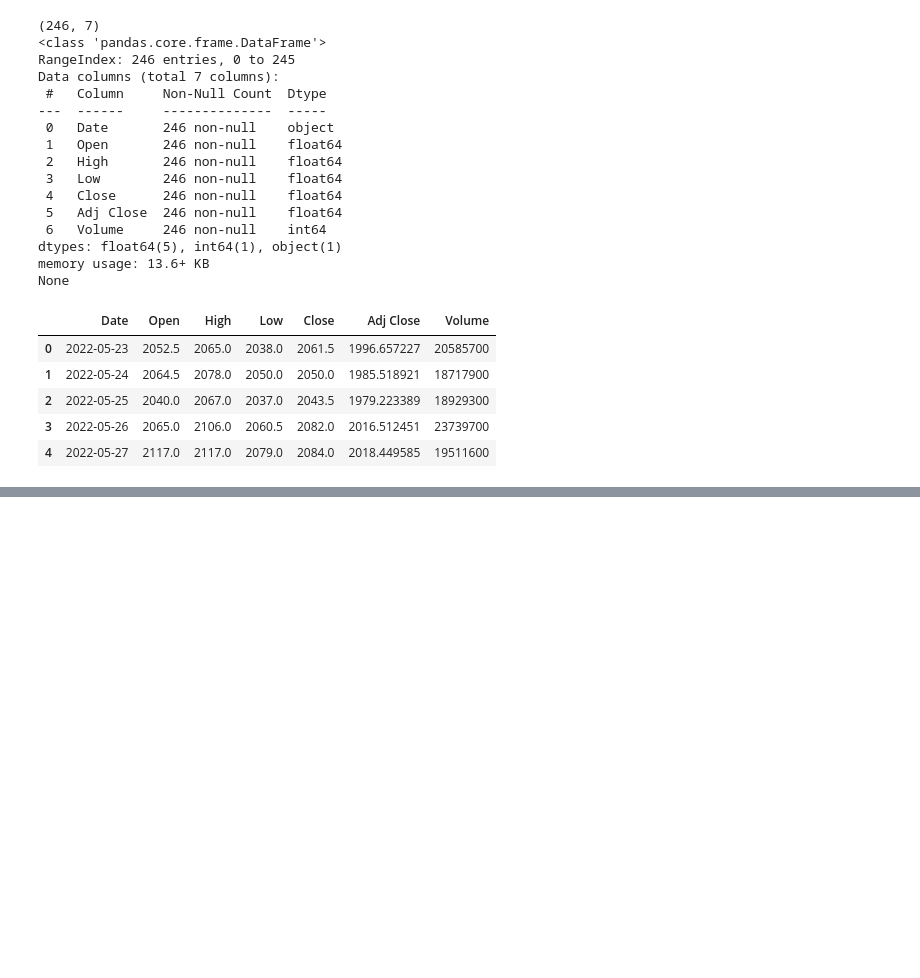
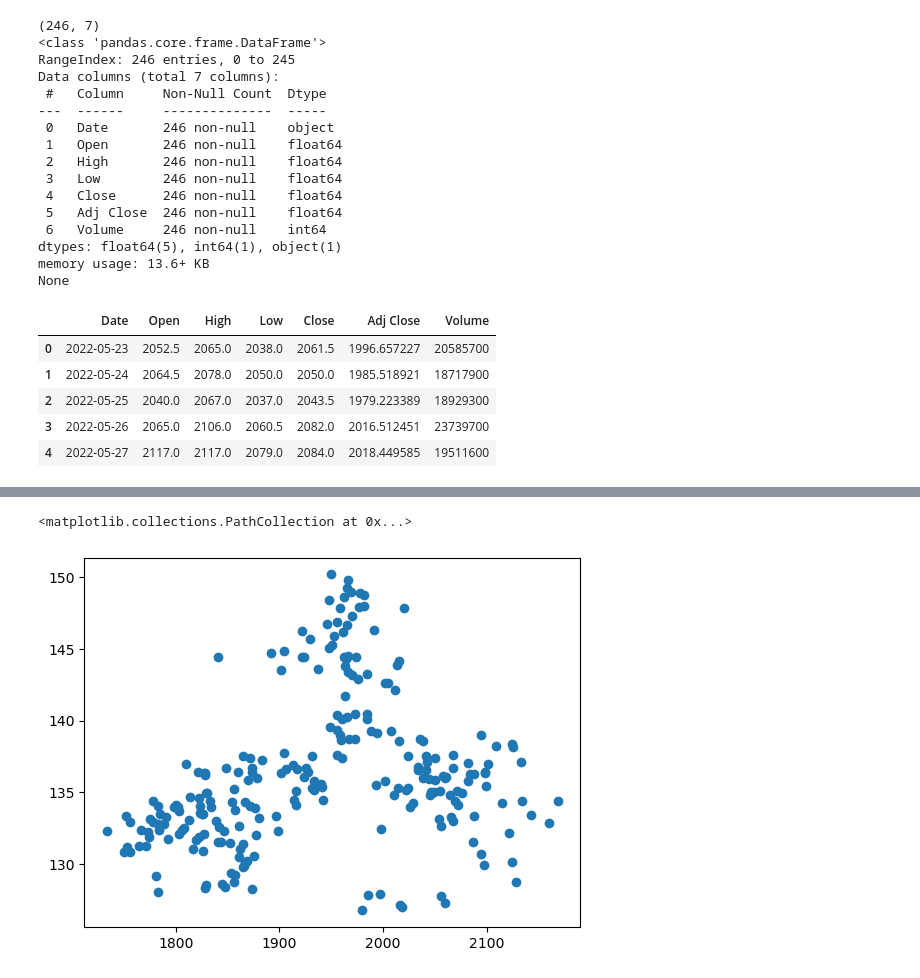
Before and after one commit to Yuji181181/ML_learning, a Jupyter notebook: CS3-final/7-e/7-1.ipynb, the cells around one changed output, grey strips where cells are left out. Saved outputs shown, nothing was run; the diff lists cells and outputs as text; code cells hidden in the pictures; blank space fills up the shorter version.

```diff
--- a/CS3-final/7-e/7-1.ipynb
+++ b/CS3-final/7-e/7-1.ipynb
@@ -4,5 +4,5 @@ import numpy as np
 import matplotlib.pyplot as plt
 # %%
 data = "data/7203.T.csv"
-df = pd.read_csv(data)
+df_toyota = pd.read_csv(data)
 # %%
@@ -32,3 +32,5 @@ None
 | 2 | 2022-05-25 | 2040.0 | 2067.0 | 2037.0 | 2043.5 | 1979.223389 | 18929300 |
 | 3 | 2022-05-26 | 2065.0 | 2106.0 | 2060.5 | 2082.0 | 2016.512451 | 23739700 |
 | 4 | 2022-05-27 | 2117.0 | 2117.0 | 2079.0 | 2084.0 | 2018.449585 | 19511600 |
+# %%
+df_usd = pd.read_csv("data/JPY=X.csv")
@@ -34,0 +64,2 @@ None
+# %%
+df_merge = pd.merge(df_toyota,df_usd, on="Date", how="inner")
@@ -34,0 +94,5 @@ None
+# %%
+plt.scatter(df_merge["Adj Close_x"], df_merge["Adj Close_y"],marker="o")
+# %% [output]
+<matplotlib.collections.PathCollection at 0x...>
+[figure, added]
```
Also changed, not shown: parts of 3 cells of this notebook, 1 other file.
